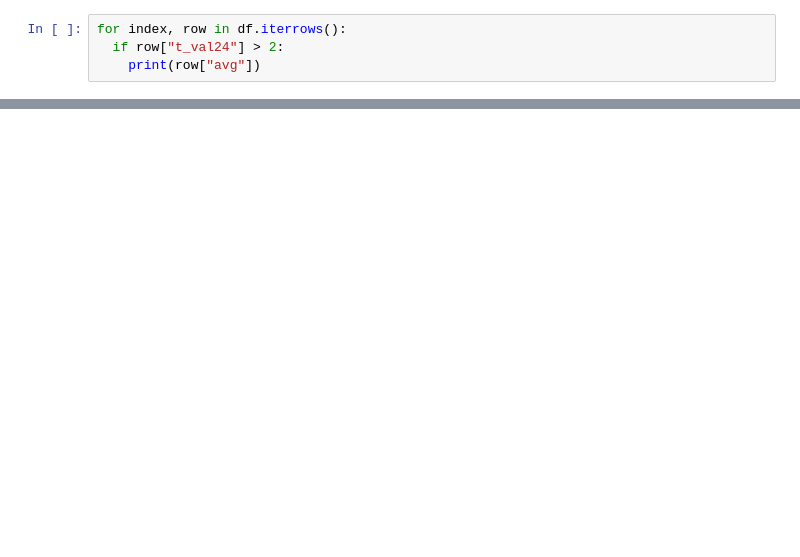
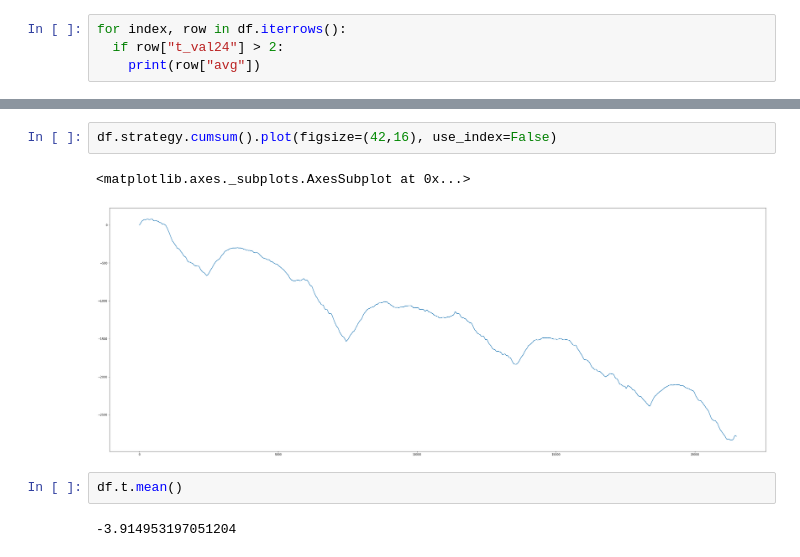
Before and after one commit to hublun/TWSApi, a Jupyter notebook: IBApi_Historical_T_Analysis.ipynb, the cells around one changed output, grey strips where cells are left out. Saved outputs shown, nothing was run; the diff lists cells and outputs as text; blank space fills up the shorter version.

```diff
--- a/IBApi_Historical_T_Analysis.ipynb
+++ b/IBApi_Historical_T_Analysis.ipynb
@@ -132,0 +105,9 @@ for index, row in df.iterrows():
+# %%
+df.strategy.cumsum().plot(figsize=(42,16), use_index=False)
+# %% [output]
+<matplotlib.axes._subplots.AxesSubplot at 0x...>
+[figure, added]
+# %%
+df.t.mean()
+# %% [output]
+-3.914953197051204
```
Also changed, not shown: parts of 25 cells of this notebook.
